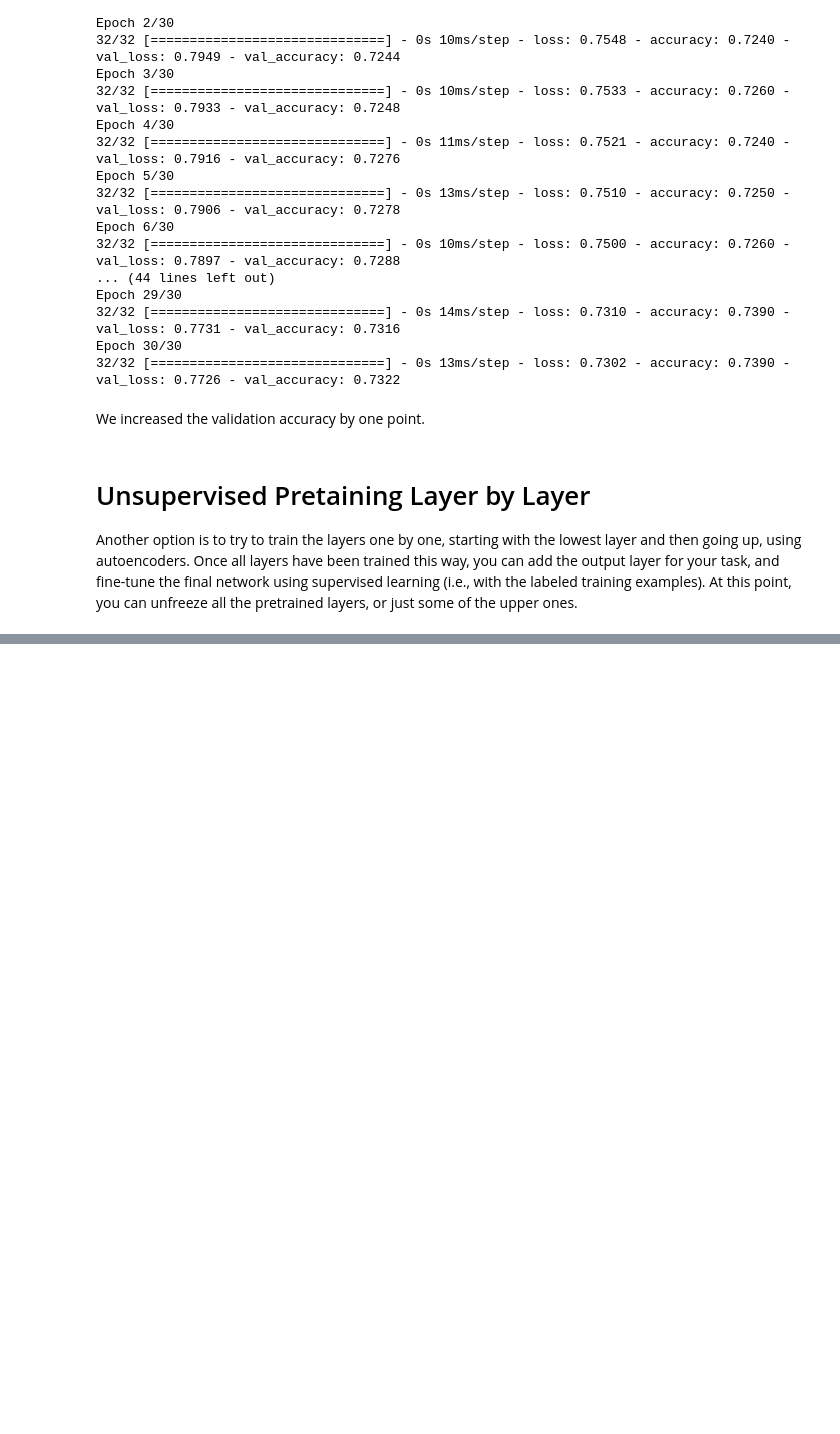
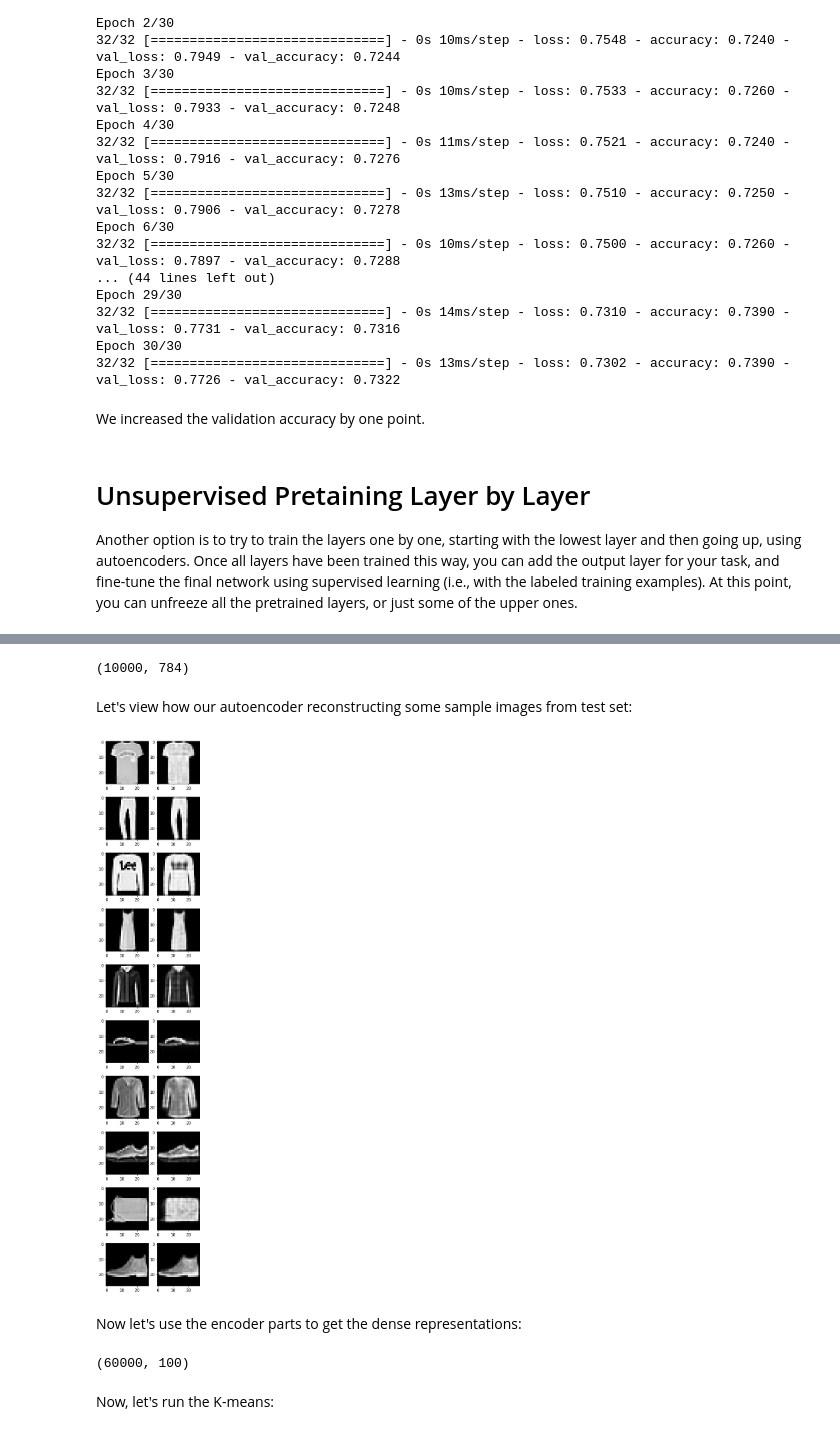
Before and after one commit to sayyed-uoft/fullstackai, a Jupyter notebook: 14_unsupervised_deep_learning.ipynb, the cells around one changed output, grey strips where cells are left out. Cells and saved outputs as stored; diff of their text form; code cells hidden in the pictures; blank space fills up the shorter version.

```diff
--- a/14_unsupervised_deep_learning.ipynb
+++ b/14_unsupervised_deep_learning.ipynb
@@ -421,0 +453,3 @@ Another option is to try to train the layers one by one, starting with the lowes
+# %%
+%%time
+kmeans.fit(X_train)
@@ -421,0 +488,23 @@ Another option is to try to train the layers one by one, starting with the lowes
+# %%
+keras.backend.clear_session()
+np.random.seed(42)
+tf.random.set_seed(42)
+
+# input vector (flatten image)
+input_img = keras.Input(shape=[784])
+
+# Encoder layers (excluding output layer)
+e_hidden_1 = keras.layers.Dense(300, activation='relu')(input_img)
+encoded = keras.layers.Dense(100, activation='relu')(e_hidden_1)
+
+# Decoder layers
+d_hidden_1 = keras.layers.Dense(300, activation='relu')(encoded)
+decoded = keras.layers.Dense(784, activation='sigmoid')(d_hidden_1)
+
+# Autoencoder model
+autoencoder = keras.Model(inputs=[input_img], outputs=[decoded])
+
+# Encoder model
+encoder = keras.Model(inputs=[input_img], outputs=[encoded])
+
+autoencoder.summary()
@@ -421,0 +532,5 @@ Another option is to try to train the layers one by one, starting with the lowes
+# %%
+autoencoder.compile(loss='mean_squared_error',
+                    optimizer = keras.optimizers.Nadam())
+history = autoencoder.fit(X_train, X_train, epochs=30,
+                    validation_data=(X_test, X_test))
@@ -421,0 +555,29 @@ Another option is to try to train the layers one by one, starting with the lowes
+# %%
+X_test.shape
+# %% [output]
+(10000, 784)
+# %% [markdown]
+Let's view how our autoencoder reconstructing some sample images from test set:
+# %%
+idx = [np.where(y_test==c)[0][0] for c in range(10)]
+origin_images = X_test[idx]
+reconst_images = autoencoder.predict(origin_images)
+# %%
+plt.figure(figsize=(5,30))
+for i in range(10):
+    plt.subplot(10,2,i*2+1)
+    plt.imshow(origin_images[i].reshape(28,28), cmap="gray")
+    plt.subplot(10,2,i*2+2)
+    plt.imshow(reconst_images[i].reshape(28,28), cmap="gray")
+plt.show()
+# %% [output]
+[figure, added]
+# %% [markdown]
+Now let's use the encoder parts to get the dense representations:
+# %%
+X_features = encoder.predict(X_train)
+X_features.shape
+# %% [output]
+(60000, 100)
+# %% [markdown]
+Now, let's run the K-means:
```
Also changed, not shown: parts of 27 cells of this notebook.
